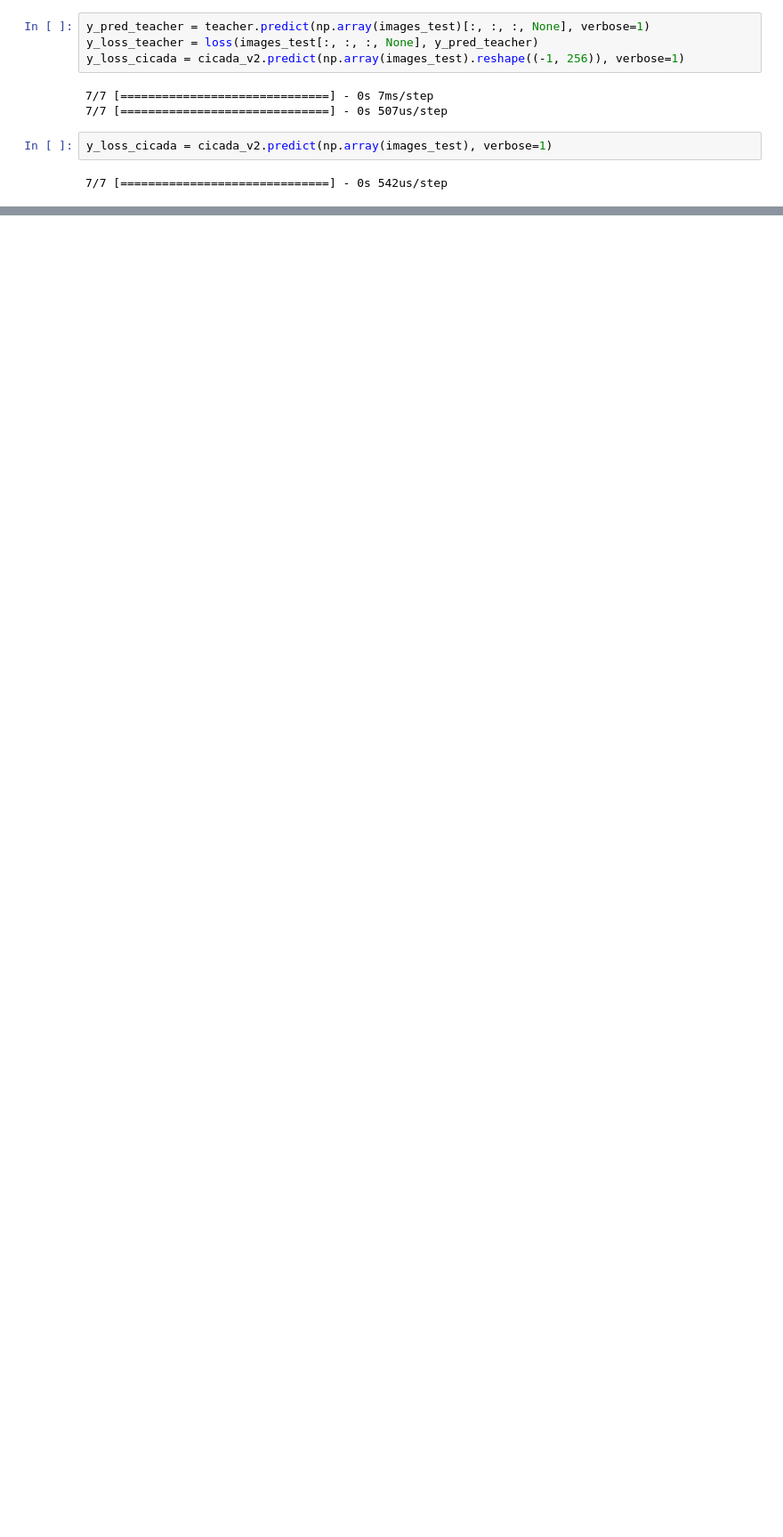
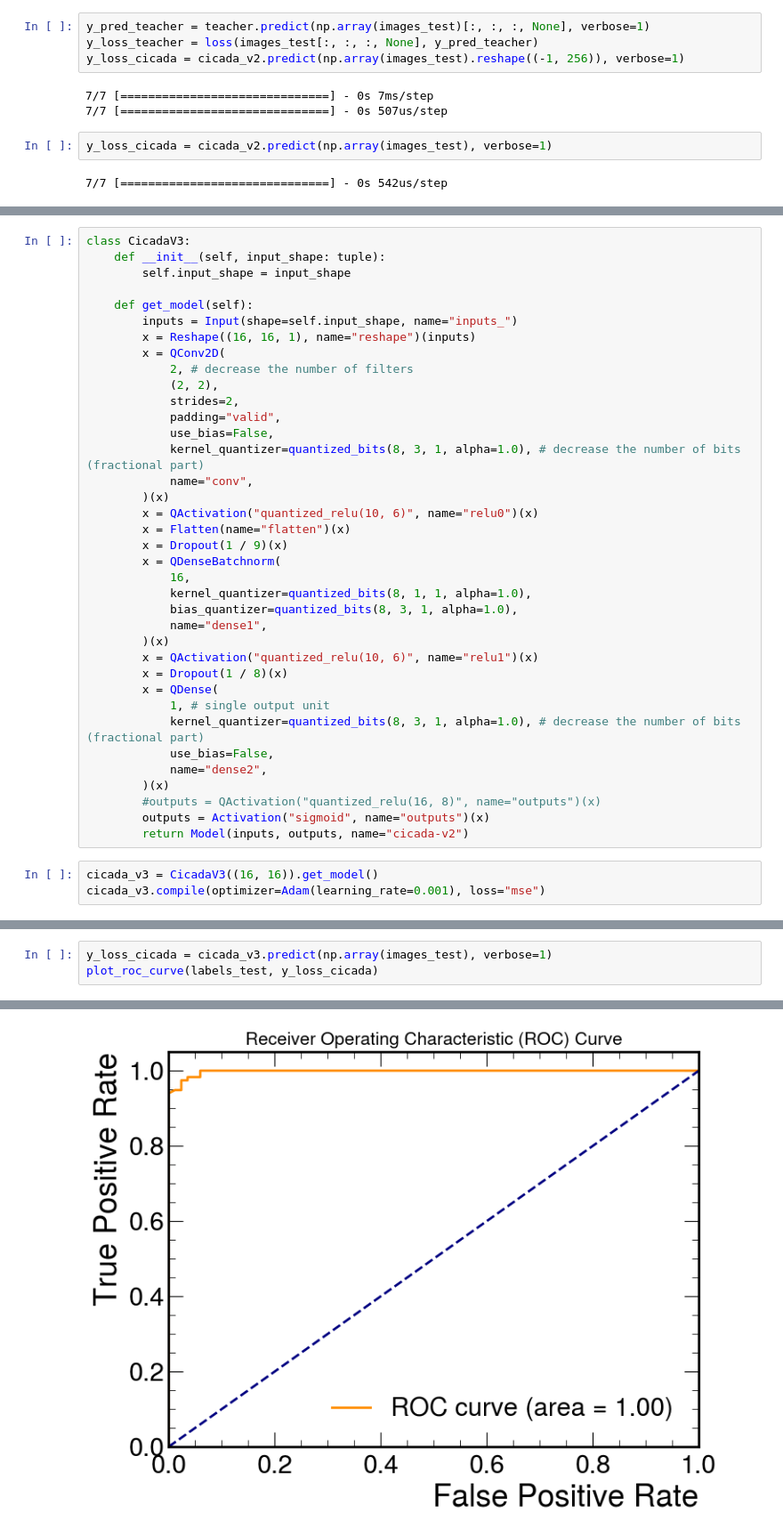
Before and after one commit to MatteoMorellini/CICADA-Google-Summer-of-Code, a Jupyter notebook: index.ipynb, the cells around one changed output, grey strips where cells are left out. Shown: that part at 89% size. Saved outputs shown, nothing was run; the diff lists cells and outputs as text; blank space fills up the shorter version.

Commit message:
feat: further quantized model

```diff
--- a/index.ipynb
+++ b/index.ipynb
@@ -833,0 +784,40 @@ plot_roc_curve(labels_test, normalized_output)
+# %%
+class CicadaV3:
+    def __init__(self, input_shape: tuple):
+        self.input_shape = input_shape
+
+    def get_model(self):
+        inputs = Input(shape=self.input_shape, name="inputs_")
+        x = Reshape((16, 16, 1), name="reshape")(inputs)
+        x = QConv2D(
+            2, # decrease the number of filters
+            (2, 2),
+            strides=2,
+            padding="valid",
+            use_bias=False,
+            kernel_quantizer=quantized_bits(8, 3, 1, alpha=1.0), # decrease the number of bits (fractional part)
+            name="conv",
+        )(x)
+        x = QActivation("quantized_relu(10, 6)", name="relu0")(x)
+        x = Flatten(name="flatten")(x)
+        x = Dropout(1 / 9)(x)
+        x = QDenseBatchnorm(
+            16,
+            kernel_quantizer=quantized_bits(8, 1, 1, alpha=1.0),
+            bias_quantizer=quantized_bits(8, 3, 1, alpha=1.0),
+            name="dense1",
+        )(x)
+        x = QActivation("quantized_relu(10, 6)", name="relu1")(x)
+        x = Dropout(1 / 8)(x)
+        x = QDense(
+            1, # single output unit
+            kernel_quantizer=quantized_bits(8, 3, 1, alpha=1.0), # decrease the number of bits (fractional part)
+            use_bias=False,
+            name="dense2",
+        )(x)
+        #outputs = QActivation("quantized_relu(16, 8)", name="outputs")(x)
+        outputs = Activation("sigmoid", name="outputs")(x)
+        return Model(inputs, outputs, name="cicada-v2")
+# %%
+cicada_v3 = CicadaV3((16, 16)).get_model()
+cicada_v3.compile(optimizer=Adam(learning_rate=0.001), loss="mse")
@@ -833,0 +859,4 @@ plot_roc_curve(labels_test, normalized_output)
+# %%
+y_loss_cicada = cicada_v3.predict(np.array(images_test), verbose=1)
+plot_roc_curve(labels_test, y_loss_cicada)
+# %% [output]
@@ -833,0 +864 @@ plot_roc_curve(labels_test, normalized_output)
+[figure, added]
```
Also changed, not shown: parts of 26 cells of this notebook, 1 other file.
